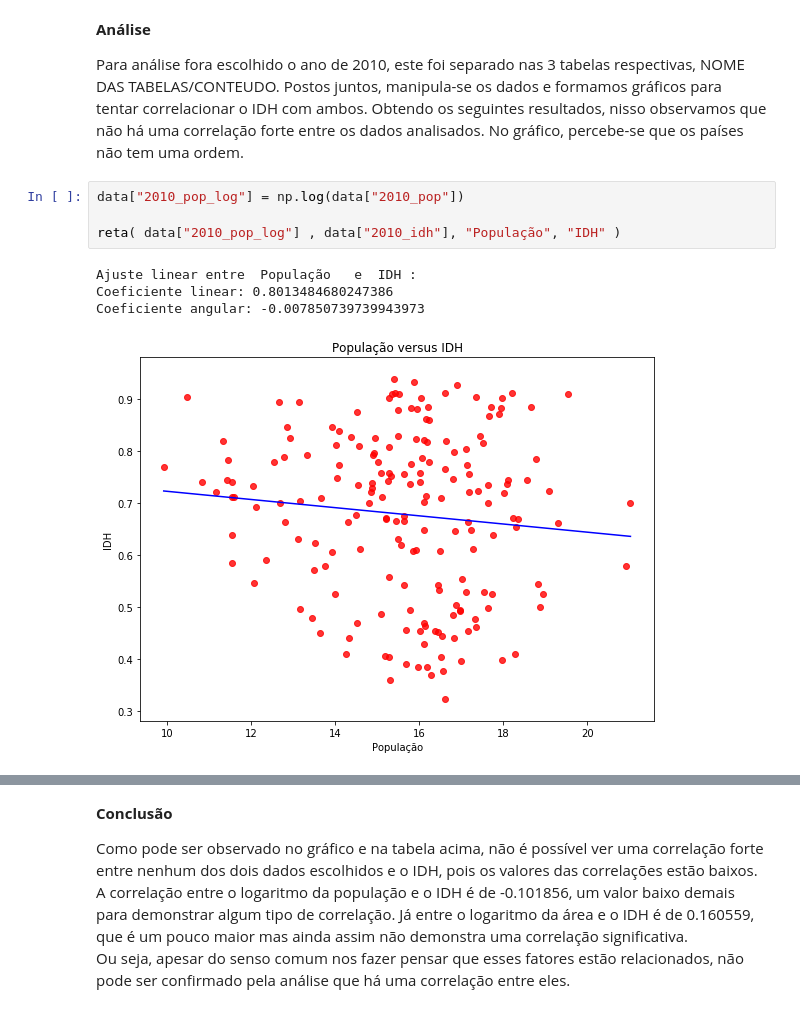
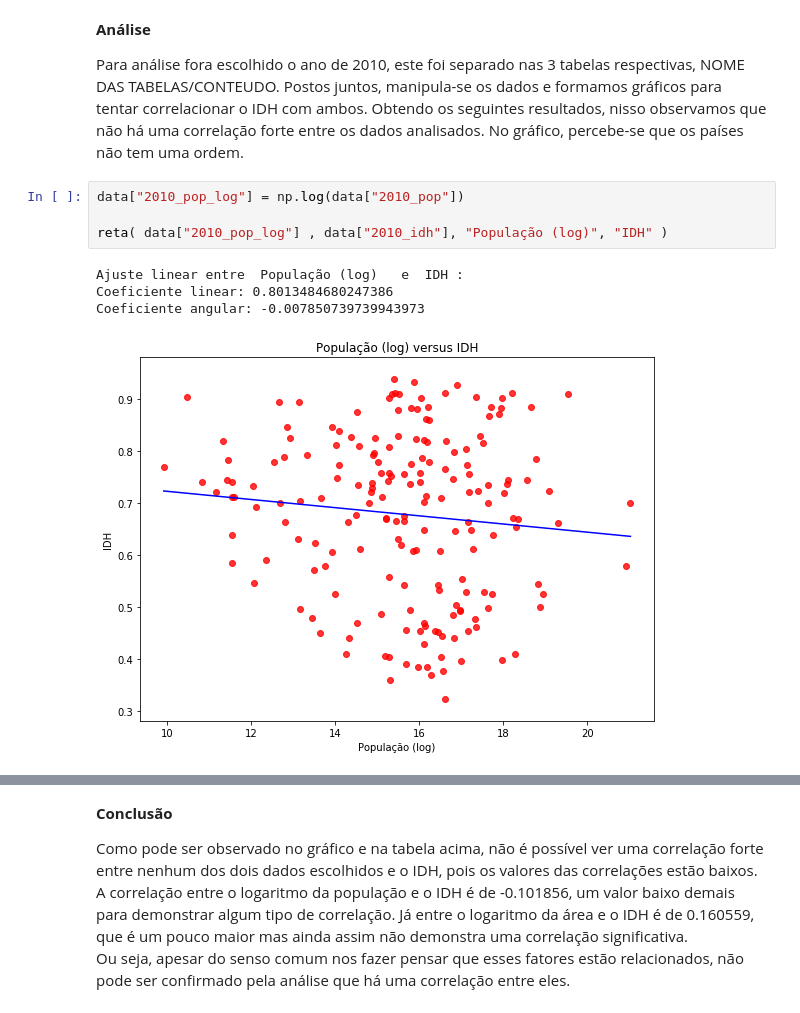
Before and after one commit to zMendes/Projeto-Ci-ncia-dos-Dados-01, a Jupyter notebook: Ciência dos Dados/projeto.ipynb, the cells around one changed output, grey strips where cells are left out. Drawn from its saved outputs; the diff is of its cells as text.

```diff
--- a/Ciência dos Dados/projeto.ipynb
+++ b/Ciência dos Dados/projeto.ipynb
@@ -96,12 +101,12 @@ data.describe()
 # %%
 data["2010_pop_log"] = np.log(data["2010_pop"])
 
-reta( data["2010_pop_log"] , data["2010_idh"], "População", "IDH" )
+reta( data["2010_pop_log"] , data["2010_idh"], "População (log)", "IDH" )
 # %% [output]
-Ajuste linear entre  População   e  IDH :
+Ajuste linear entre  População (log)   e  IDH :
 Coeficiente linear: 0.8013484680247386
 Coeficiente angular: -0.007850739739943973
-[figure, old version]
+[figure, new version]
 # %%
 data["2010_area_log"] = np.log(data["2010_area"])
 
```
Also changed, not shown: parts of 4 cells of this notebook.
